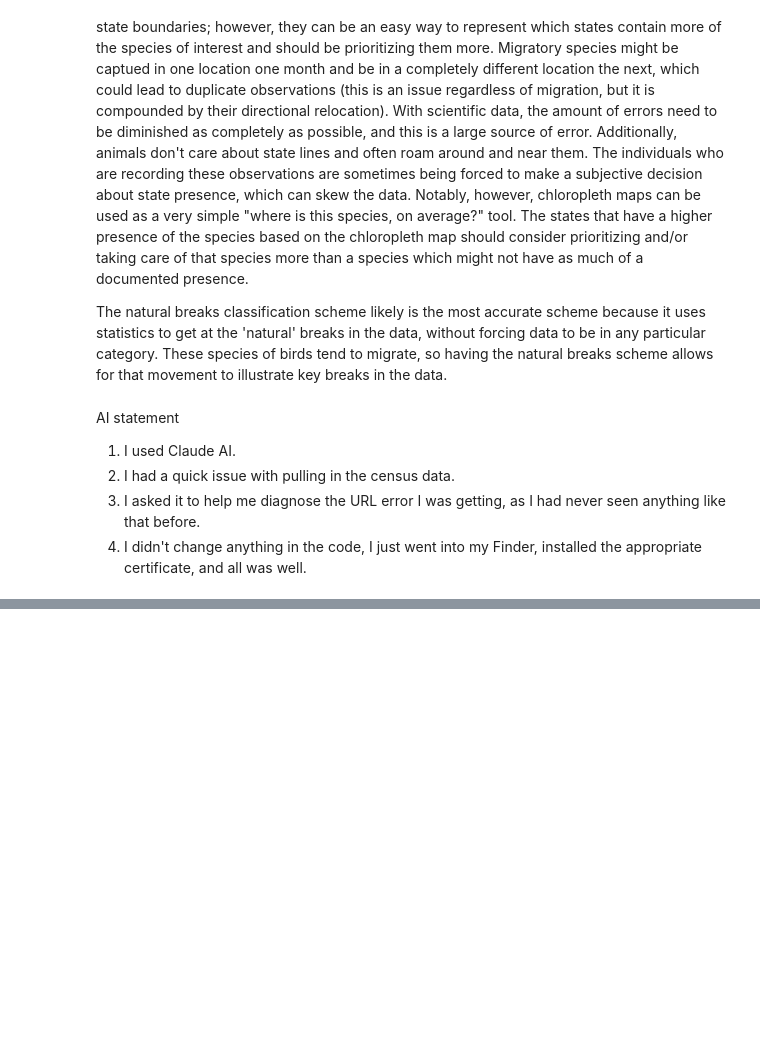
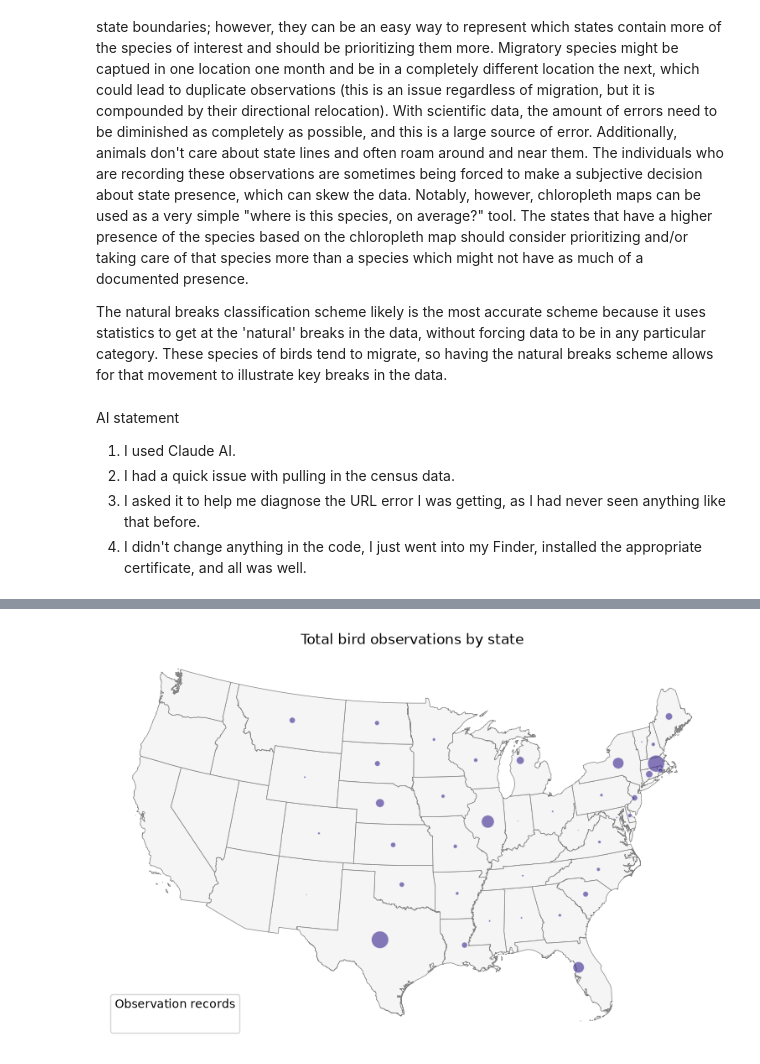
Before and after one commit to arhorton/geog592-arhorton, a Jupyter notebook: homework/week09/arhorton-hw09.ipynb, the cells around one changed output, grey strips where cells are left out. Cells and saved outputs as stored; diff of their text form; code cells hidden in the pictures; blank space fills up the shorter version.

```diff
--- a/homework/week09/arhorton-hw09.ipynb
+++ b/homework/week09/arhorton-hw09.ipynb
@@ -465,0 +485,43 @@ AI statement
+# %%
+
+# Let's make a map of the centroids and the states just to make sure that everything is looking ok
+def pointMap(ax):
+
+    # The state boundary map
+    state_map.plot(
+        ax=ax,
+        facecolor="whitesmoke",
+        edgecolor="gray",
+        linewidth=0.5
+    )
+
+
+    # The point map, using the .scatter() methods helps to make a scatter plot
+    ax.scatter(
+        centers.x,
+        centers.y,
+        s=state_map["total"], ## This is the magical line that is making a point map be a proportional size symbol, s is equal to size
+        color="#37238e",
+        alpha=0.6,
+        edgecolors="white",
+        linewidths=0.5
+    )
+
+    ax.legend(
+        title="Observation records",
+        loc="lower left",
+        labelspacing=1.5
+    )
+
+    ax.set_title("Total bird observations by state")
+    ax.set_axis_off()
+
+    return ax
+# %%
+fig, ax = plt.subplots(figsize=(12, 6))
+ax =  pointMap(ax)
+plt.show()
+
+# noticeably, the legend is blank, as there is no assigned value that would be beneficial there
+# %% [output]
+[figure, added]
```
Also changed, not shown: parts of 14 cells of this notebook, 5 other files.
